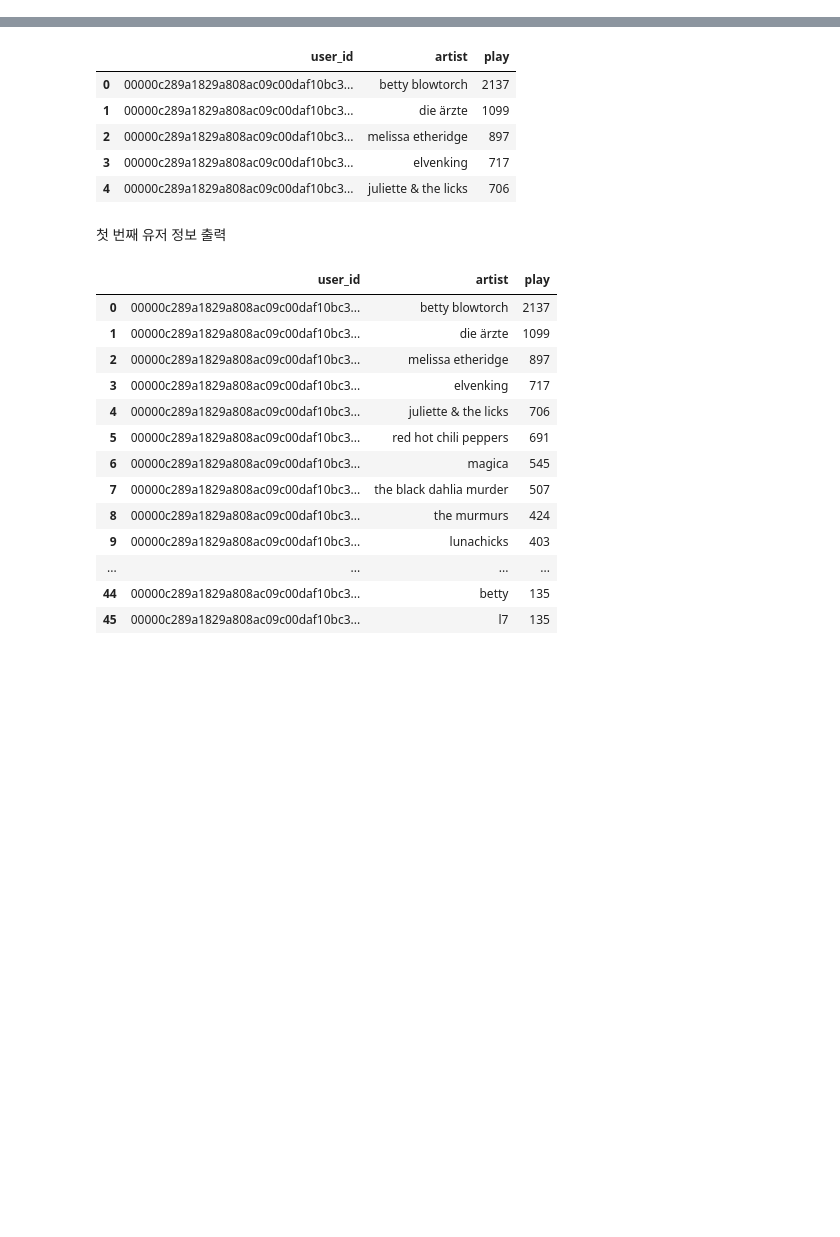
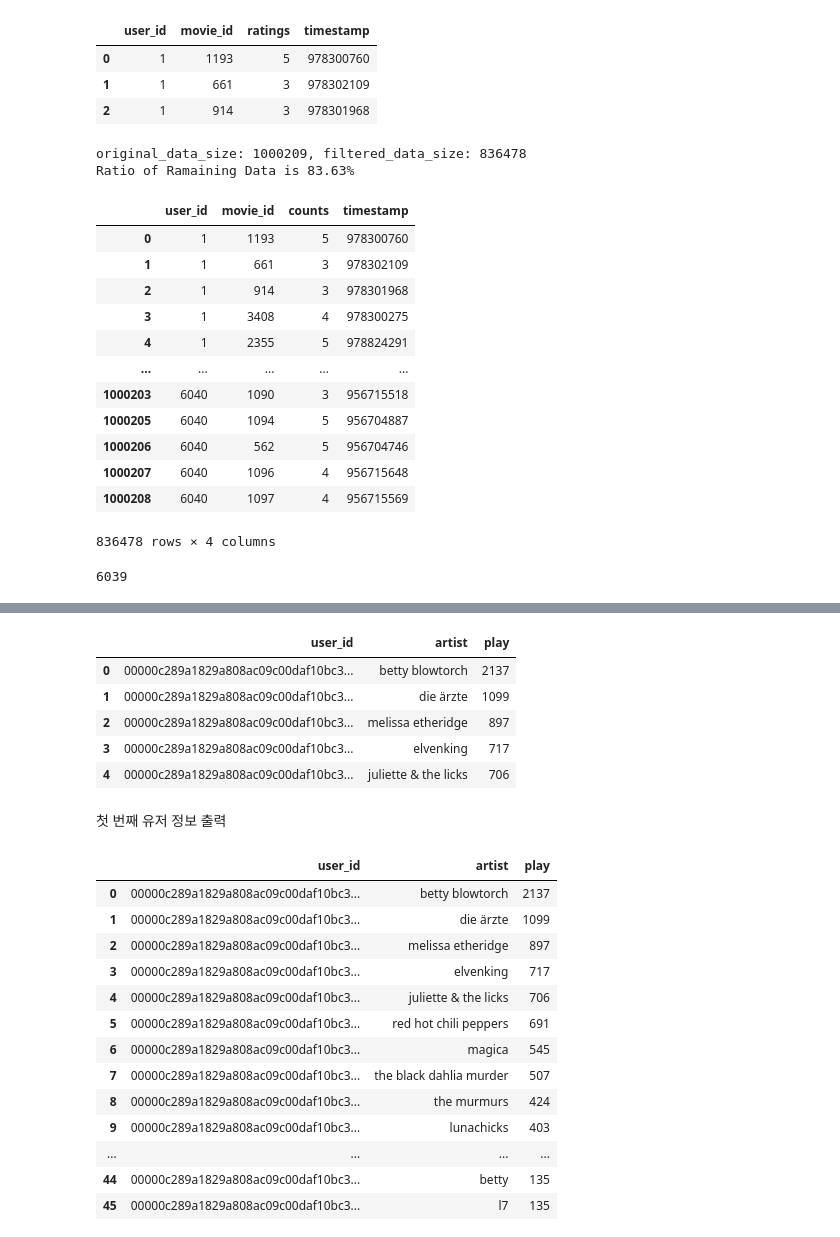
Before and after one commit to Caligo46/aiffel_lms, a Jupyter notebook: Expl_9_recommender_system-2.ipynb, the cells around one changed output, grey strips where cells are left out. Saved outputs shown, nothing was run; the diff lists cells and outputs as text; code cells hidden in the pictures; blank space fills up the shorter version.

```diff
--- a/Expl_9_recommender_system-2.ipynb
+++ b/Expl_9_recommender_system-2.ipynb
@@ -47,0 +10,45 @@ data.head()
+# %%
+import os
+import pandas as pd
+rating_file_path = os.getenv("HOME") + "/aiffel/recommendata_iu/data/ml-1m/ratings.dat"
+ratings_cols = ['user_id', 'movie_id', 'ratings', 'timestamp']
+ratings = pd.read_csv(rating_file_path, sep='::', names=ratings_cols, engine='python', encoding='ISO-8859-1')
+original_data_size = len(ratings)
+ratings.head(3)
+# %% [output]
+|  | user_id | movie_id | ratings | timestamp |
+| 0 | 1 | 1193 | 5 | 978300760 |
+| 1 | 1 | 661 | 3 | 978302109 |
+| 2 | 1 | 914 | 3 | 978301968 |
+# %%
+ratings = ratings[ratings['ratings']>=3]
+filtered_data_size = len(ratings)
+
+print(f'original_data_size: {original_data_size}, filtered_data_size: {filtered_data_size}')
+print(f'Ratio of Ramaining Data is {filtered_data_size / original_data_size:.2%}')
+# %% [output]
+original_data_size: 1000209, filtered_data_size: 836478
+Ratio of Ramaining Data is 83.63%
+# %%
+# ratings 컬럼의 이름을 counts로 바꿉니다
+ratings.rename(columns={'ratings':'counts'}, inplace=True)
+# %%
+ratings
+# %% [output]
+|  | user_id | movie_id | counts | timestamp |
+| 0 | 1 | 1193 | 5 | 978300760 |
+| 1 | 1 | 661 | 3 | 978302109 |
+| 2 | 1 | 914 | 3 | 978301968 |
+| 3 | 1 | 3408 | 4 | 978300275 |
+| 4 | 1 | 2355 | 5 | 978824291 |
+| ... | ... | ... | ... | ... |
+| 1000203 | 6040 | 1090 | 3 | 956715518 |
+| 1000205 | 6040 | 1094 | 5 | 956704887 |
+| 1000206 | 6040 | 562 | 5 | 956704746 |
+| 1000207 | 6040 | 1096 | 4 | 956715648 |
+| 1000208 | 6040 | 1097 | 4 | 956715569 |
+836478 rows × 4 columns
+# %%
+ratings['user_id'].nunique()
+# %% [output]
+6039
```
Also changed, not shown: parts of 20 cells of this notebook, 2 other files.
